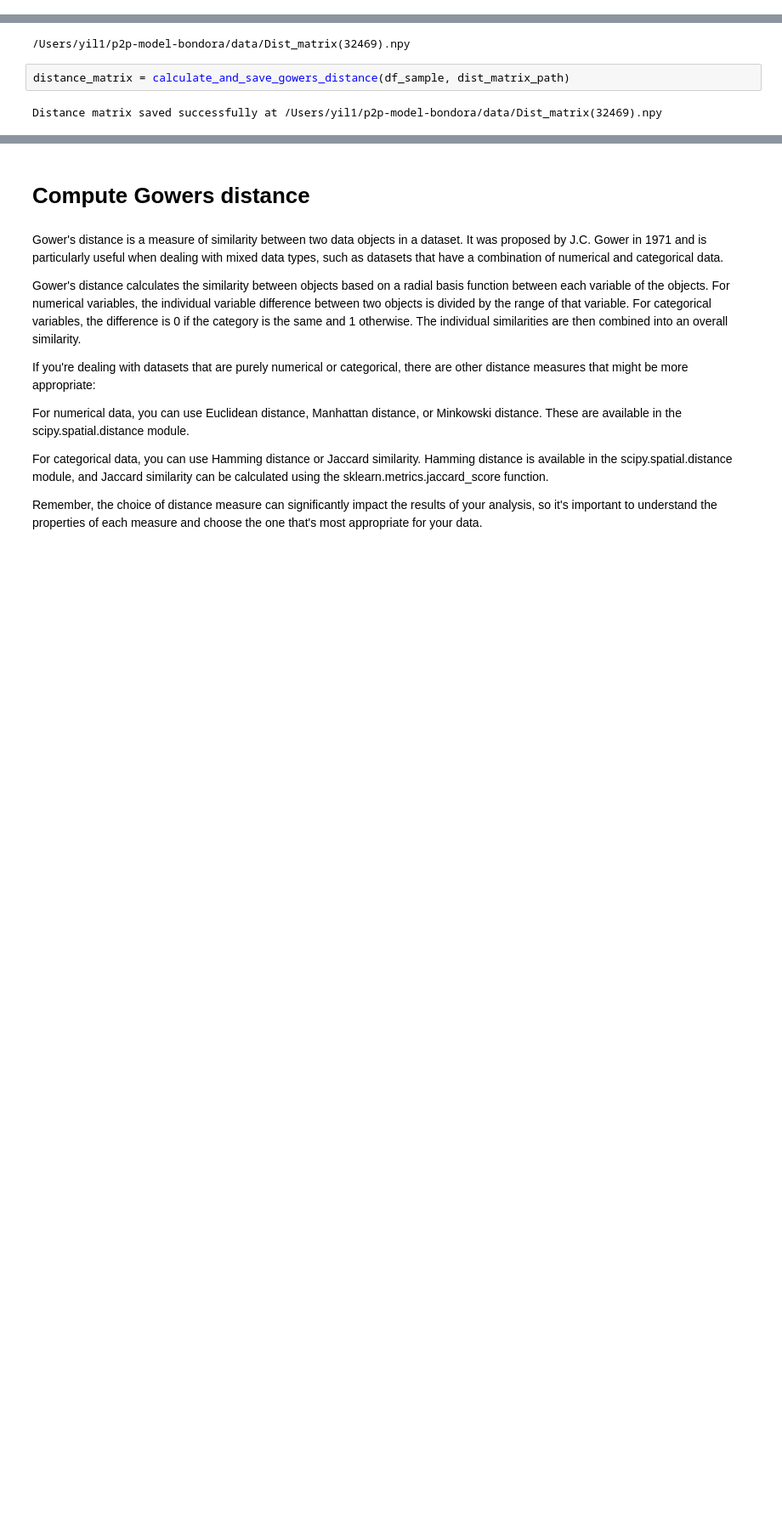
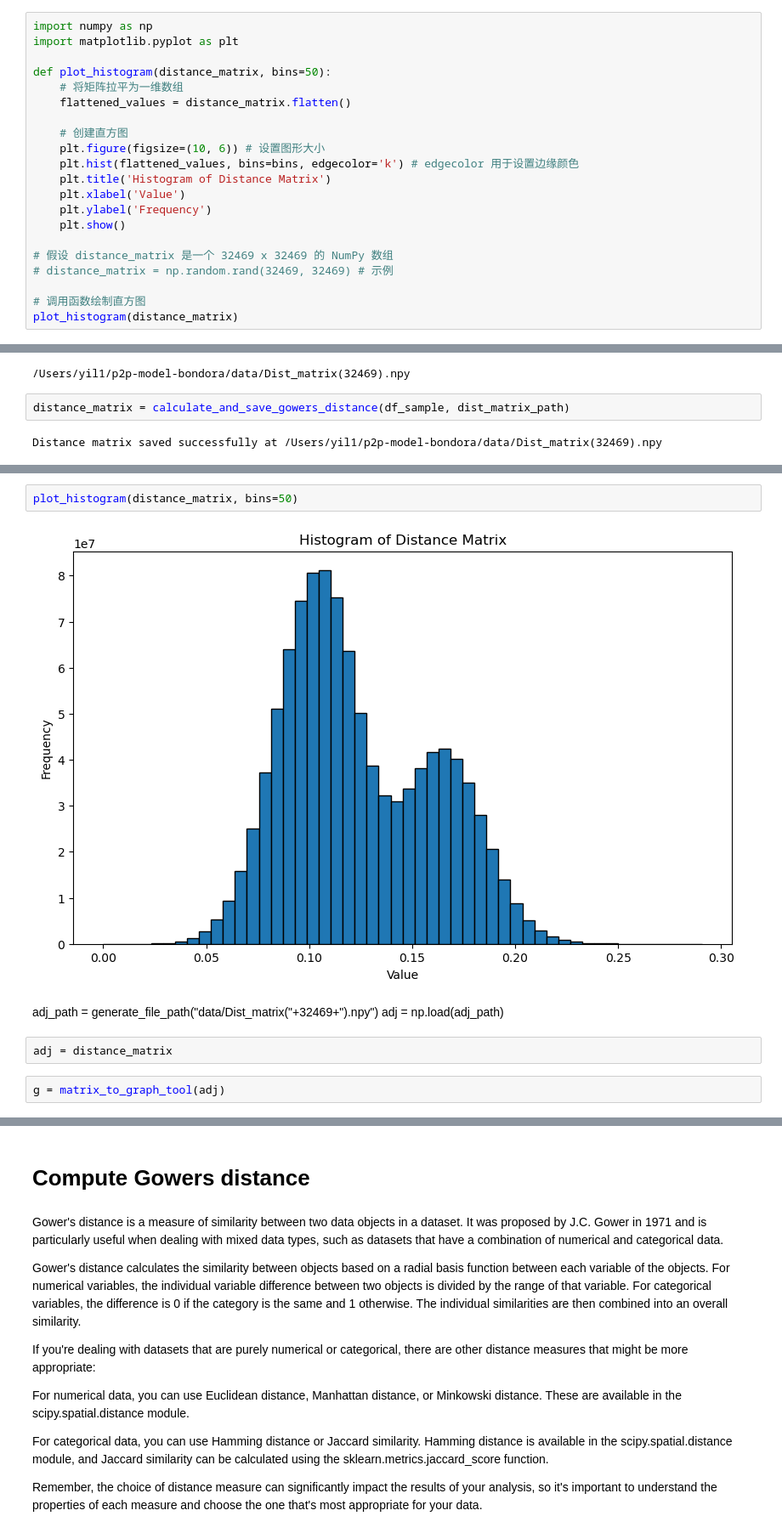
Before and after one commit to josterri/p2p-model-bondora, a Jupyter notebook: code paper 2/1_data_washing.ipynb, the cells around one changed output, grey strips where cells are left out. Shown at 85% size. Drawn from its saved outputs; the diff is of its cells as text; blank space fills up the shorter version.

```diff
--- a/code paper 2/1_data_washing.ipynb
+++ b/code paper 2/1_data_washing.ipynb
@@ -209,6 +211,27 @@ def convert_to_category(df):
             category_columns.append(col)
 
     return df, category_columns
+# %%
+import numpy as np
+import matplotlib.pyplot as plt
+
+def plot_histogram(distance_matrix, bins=50):
+    # 将矩阵拉平为一维数组
+    flattened_values = distance_matrix.flatten()
+
+    # 创建直方图
+    plt.figure(figsize=(10, 6)) # 设置图形大小
+    plt.hist(flattened_values, bins=bins, edgecolor='k') # edgecolor 用于设置边缘颜色
+    plt.title('Histogram of Distance Matrix')
+    plt.xlabel('Value')
+    plt.ylabel('Frequency')
+    plt.show()
+
+# 假设 distance_matrix 是一个 32469 x 32469 的 NumPy 数组
+# distance_matrix = np.random.rand(32469, 32469) # 示例
+
+# 调用函数绘制直方图
+plot_histogram(distance_matrix)
 # %% [markdown]
 ## File IO
 # %%
@@ -620,0 +654,11 @@ Distance matrix saved successfully at /Users/yil1/p2p-model-bondora/data/Dist_ma
+# %%
+plot_histogram(distance_matrix, bins=50)
+# %% [output]
+[figure, added]
+# %% [markdown]
+adj_path = generate_file_path("data/Dist_matrix("+32469+").npy")
+adj = np.load(adj_path)
+# %%
+adj = distance_matrix
+# %%
+g = matrix_to_graph_tool(adj)
```
Also changed, not shown: parts of 9 cells of this notebook.
